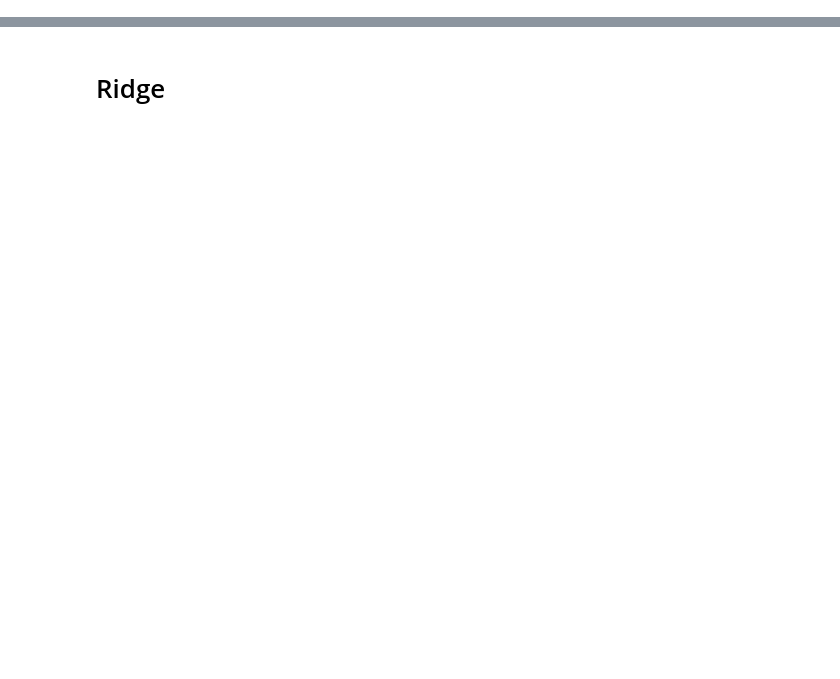
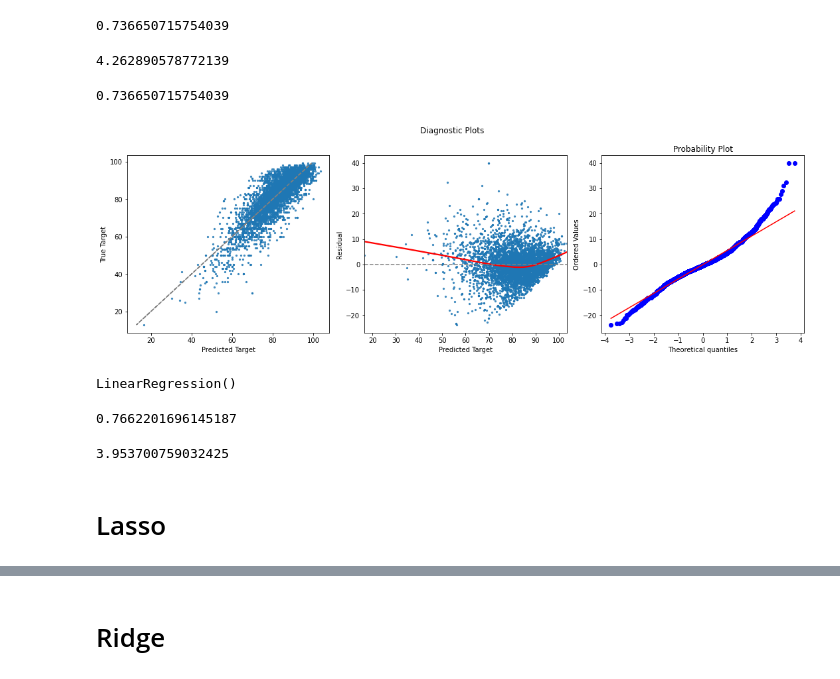
Before and after one commit to matteofortier/LR_PROJECT, a Jupyter notebook: 4_regression_all.ipynb, the cells around one changed output, grey strips where cells are left out. Saved outputs shown, nothing was run; the diff lists cells and outputs as text; code cells hidden in the pictures; blank space fills up the shorter version.

```diff
--- a/4_regression_all.ipynb
+++ b/4_regression_all.ipynb
@@ -85,15 +17,37 @@ courses.dropna(subset=['satisfaction','longitude'],inplace=True)
 # %%
 from sklearn.model_selection import train_test_split
-from sklearn.linear_model import LinearRegression, Lasso, LassoCV, Ridge, RidgeCV, lars_path
+from sklearn.linear_model import LinearRegression, Lasso, LassoCV, Ridge, RidgeCV, lars_path, ElasticNet, ElasticNetCV
+from sklearn.preprocessing import PolynomialFeatures
 from sklearn.metrics import r2_score
 from sklearn.pipeline import Pipeline
 from sklearn.preprocessing import StandardScaler
 import statsmodels.api as sm
 import statsmodels.formula.api as smf
+import scipy.stats as stats
 
 #Mean Absolute Error (MAE)
 def mae(y_true, y_pred):
     return np.mean(np.abs(y_pred - y_true))
+
+
+def diagnostic_plots(y_pred, y_true, resid, filestr):
+    fig, axes = plt.subplots(1, 3, figsize=(15, 5))
+
+    g1 = sns.regplot(x=y_pred, y=y_true, ci=False, fit_reg=False, line_kws={'color': 'blue'}, ax=axes[0], scatter_kws={'s': 5})
+    g1.set_xlabel('Predicted Target')
+    g1.set_ylabel('True Target')
+    g1.plot(y_true, y_true, '--', color='gray')
+
+    g2 = sns.regplot(x=y_pred, y=resid, lowess=True, ax=axes[1], line_kws={'color': 'red'}, scatter_kws={'s': 5})
+    g2.set_xlabel('Predicted Target')
+    g2.set_ylabel('Residual')
+    g2.axhline(y=0, color='gray', linestyle='--')
+
+    stats.probplot(resid, dist="norm", plot=axes[2])
+
+    fig.suptitle('Diagnostic Plots');
+    fig.tight_layout();
+    fig.savefig(filestr,dpi=200);
 # %%
 X_train_val, X_test, y_train_val, y_test = train_test_split(courses[[
     'teaching_1',
@@ -116,12 +70,10 @@ X_train_val, X_test, y_train_val, y_test = train_test_split(courses[[
     'resources_1',
     'resources_2',
     'resources_3',
-#     'community_1',
-#     'community_2',
+    'community_1',
+    'community_2',
     'voice_1',
     'voice_2',
     'voice_3',
-    'voice_4',
-    'longitude',
-    'latitude'
+    'voice_4',#33
 ]], courses['satisfaction'], test_size=0.2,random_state=42)
@@ -162,0 +82,4 @@ StandardScaler()
+# %%
+linear_model = LinearRegression()
+linear_model.fit(X_train_val,y_train_val)
+list(zip(X_train_val.columns, linear_model.coef_))
@@ -162,0 +104,29 @@ StandardScaler()
+# %%
+linear_model.score(X_test,y_test)
+# %% [output]
+0.736650715754039
+# %%
+# Make predictions on the test set using the new model
+test_set_pred = linear_model.predict(X_test)
+# %%
+# Find the MAE and R^2 on the test set using this model
+mae(y_test, test_set_pred)
+# %% [output]
+4.262890578772139
+# %%
+r2_score(y_test, test_set_pred)
+# %% [output]
+0.736650715754039
+# %%
+diagnostic_plots(test_set_pred, y_test, test_set_pred-y_test,'linear_all_diagnostic')
+# %% [output]
+[figure, added]
+# %%
+poly_features = PolynomialFeatures(2).fit_transform(X_train_val)
+linear_model.fit(poly_features,y_train_val)
+# %% [output]
+LinearRegression()
+# %%
+linear_model.score(PolynomialFeatures(2).fit_transform(X_test),y_test)
+# %% [output]
+0.7662201696145187
@@ -163 +136,8 @@ StandardScaler()
+# %%
+# Find the MAE and R^2 on the test set using this model
+mae(y_test, test_set_pred)
+# %% [output]
+3.953700759032425
+# %% [markdown]
+# Lasso
 # %%
```
Also changed, not shown: parts of 23 cells of this notebook, 6 other files.
